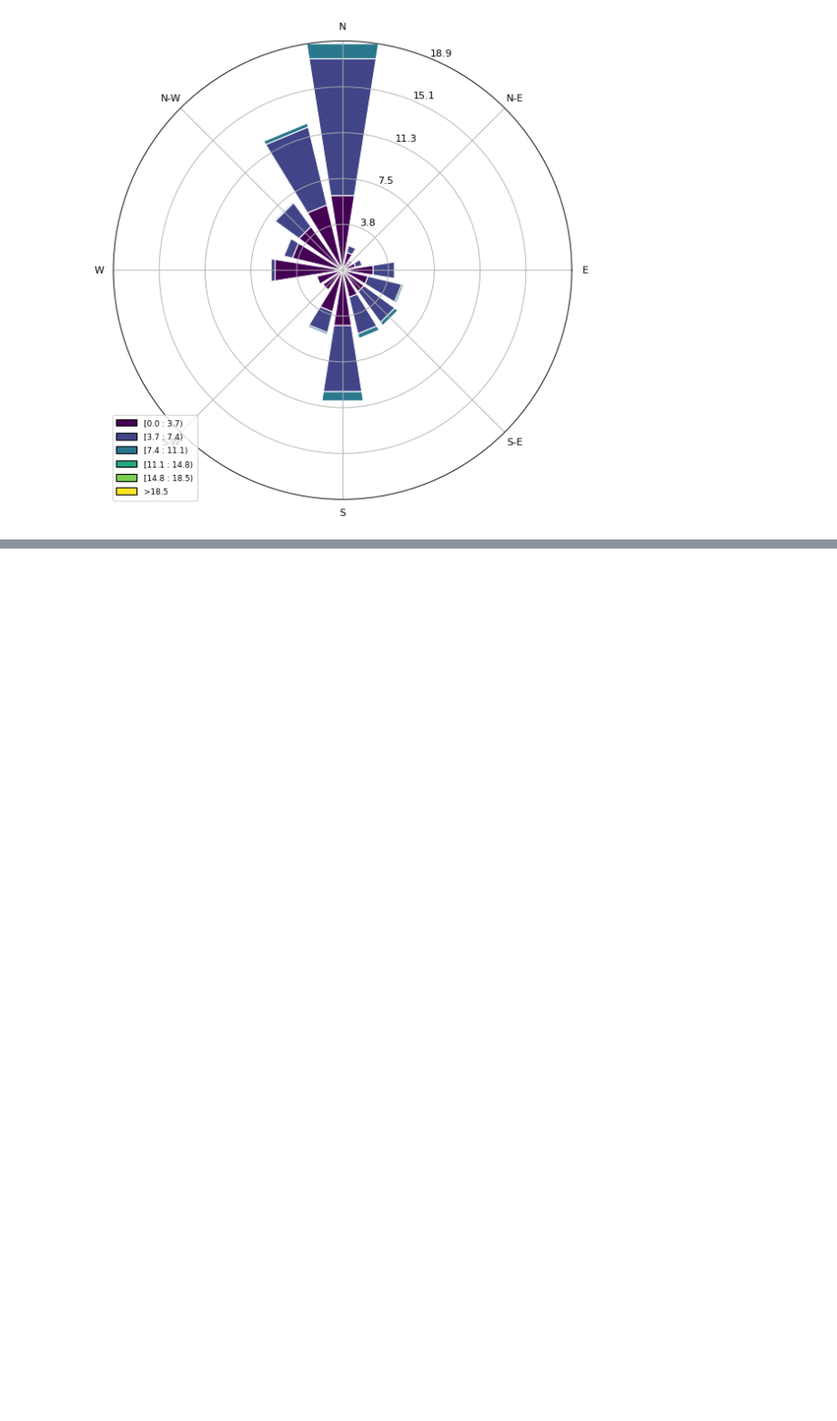
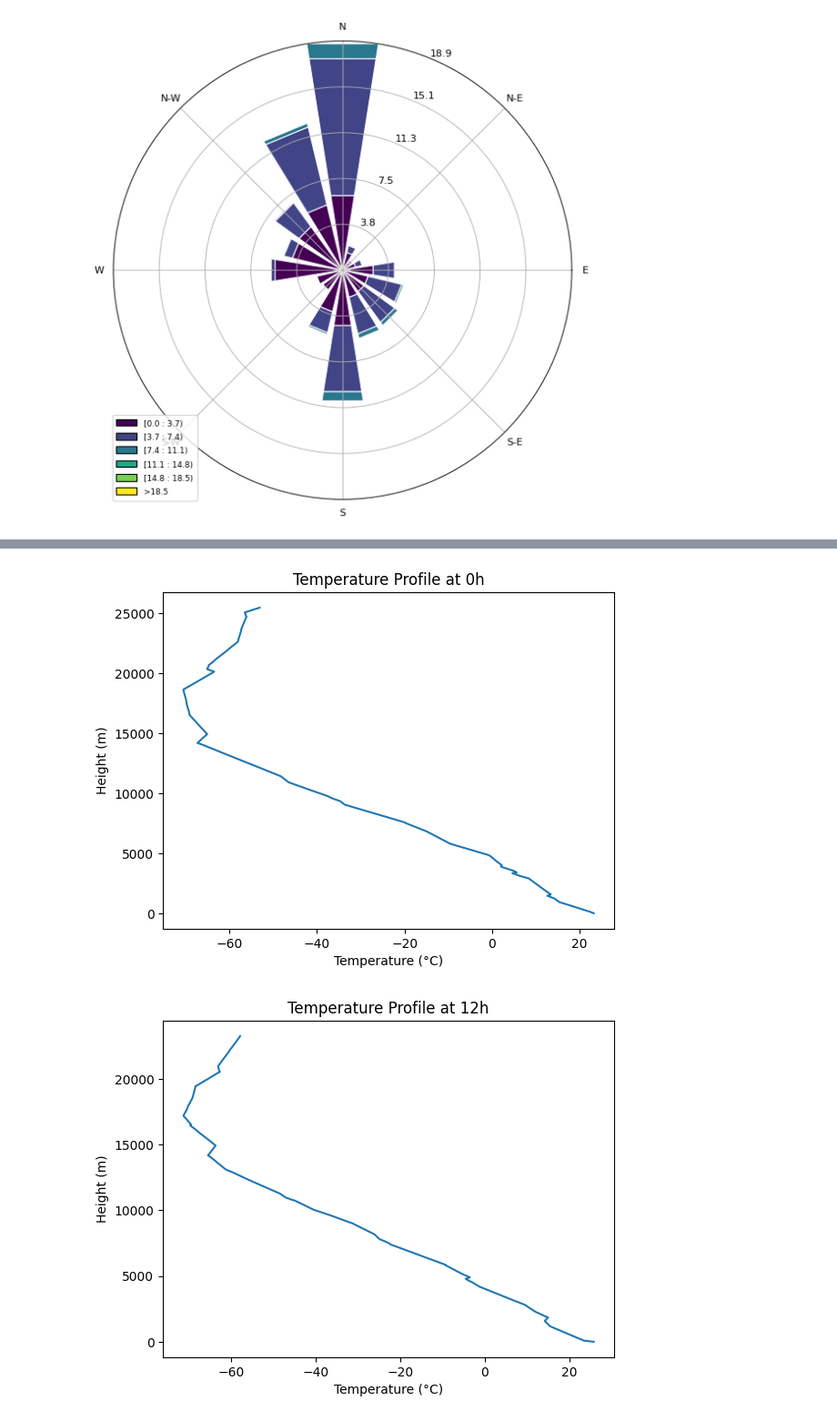
Before and after one commit to anapietroski/Controle_AnaPietroski, a Jupyter notebook: Atividade02_Ana_e_Barbara.ipynb, the cells around one changed output, grey strips where cells are left out. Shown at 91% size. Cells and saved outputs as stored; diff of their text form; code cells hidden in the pictures; blank space fills up the shorter version.

```diff
--- a/Atividade02_Ana_e_Barbara.ipynb
+++ b/Atividade02_Ana_e_Barbara.ipynb
@@ -276,0 +580,33 @@ ax.set_legend()
+# %%
+from datetime import datetime
+import matplotlib.pyplot as plt
+from siphon.simplewebservice.wyoming import WyomingUpperAir
+
+# Function to extract and plot data
+def plot_temperature_profile(date, station, title):
+    # Extracting the data
+    df = WyomingUpperAir.request_data(date, station)
+
+    # Plotting the temperature profile
+    fig, ax = plt.subplots()
+    ax.plot(df['temperature'], df['height'])
+    ax.set_xlabel('Temperature (°C)')
+    ax.set_ylabel('Height (m)')
+    ax.set_title(title)
+    plt.show()
+
+# Data and station for 0h
+date_0h = datetime(2023, 1, 10, 0)
+station = 'SBFL'
+
+# Plotting for 0h
+plot_temperature_profile(date_0h, station, 'Temperature Profile at 0h')
+
+# Data and station for 12h
+date_12h = datetime(2023, 1, 10, 12)
+
+# Plotting for 12h
+plot_temperature_profile(date_12h, station, 'Temperature Profile at 12h')
+# %% [output]
+[figure, added]
+[figure, added]
```
Also changed, not shown: parts of 6 cells of this notebook.
